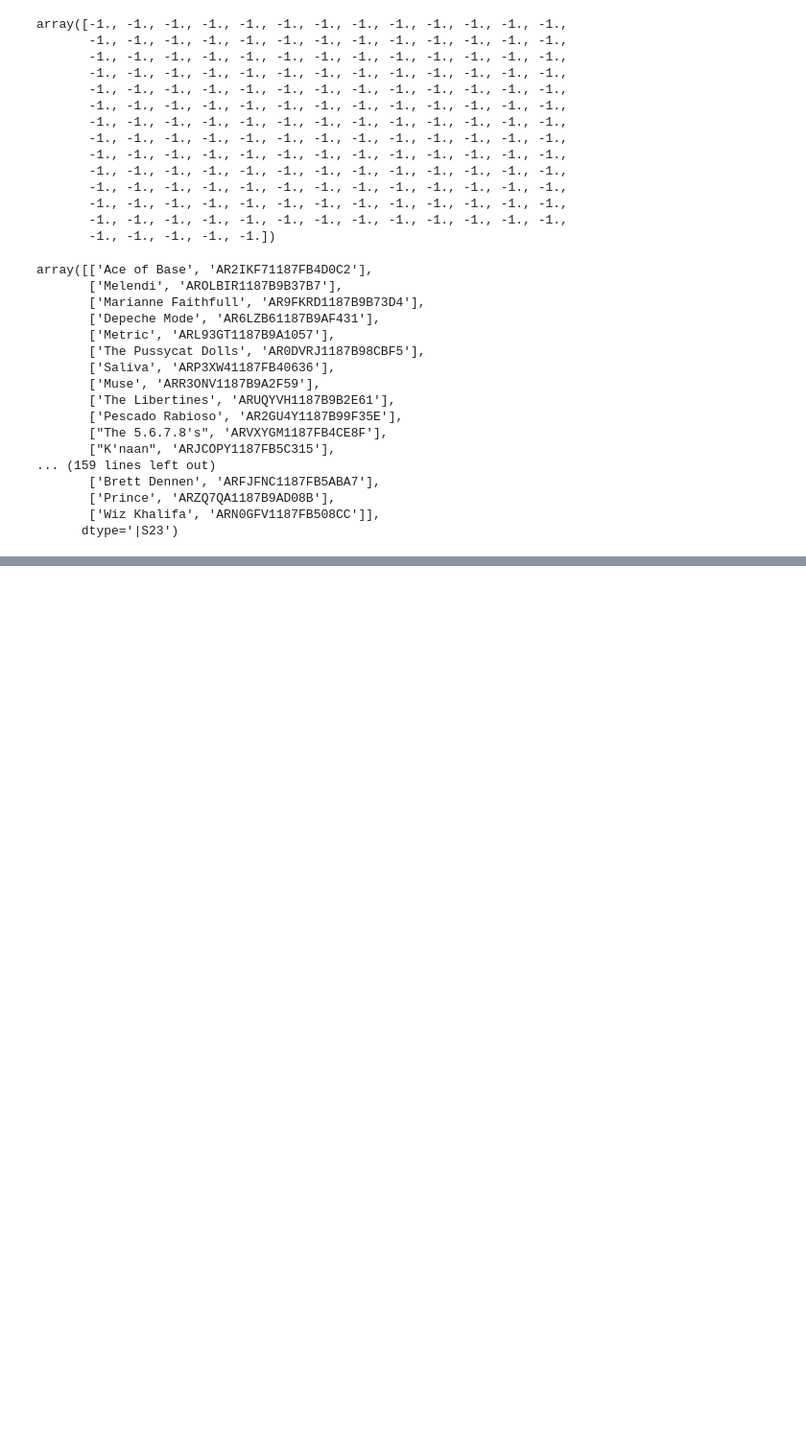
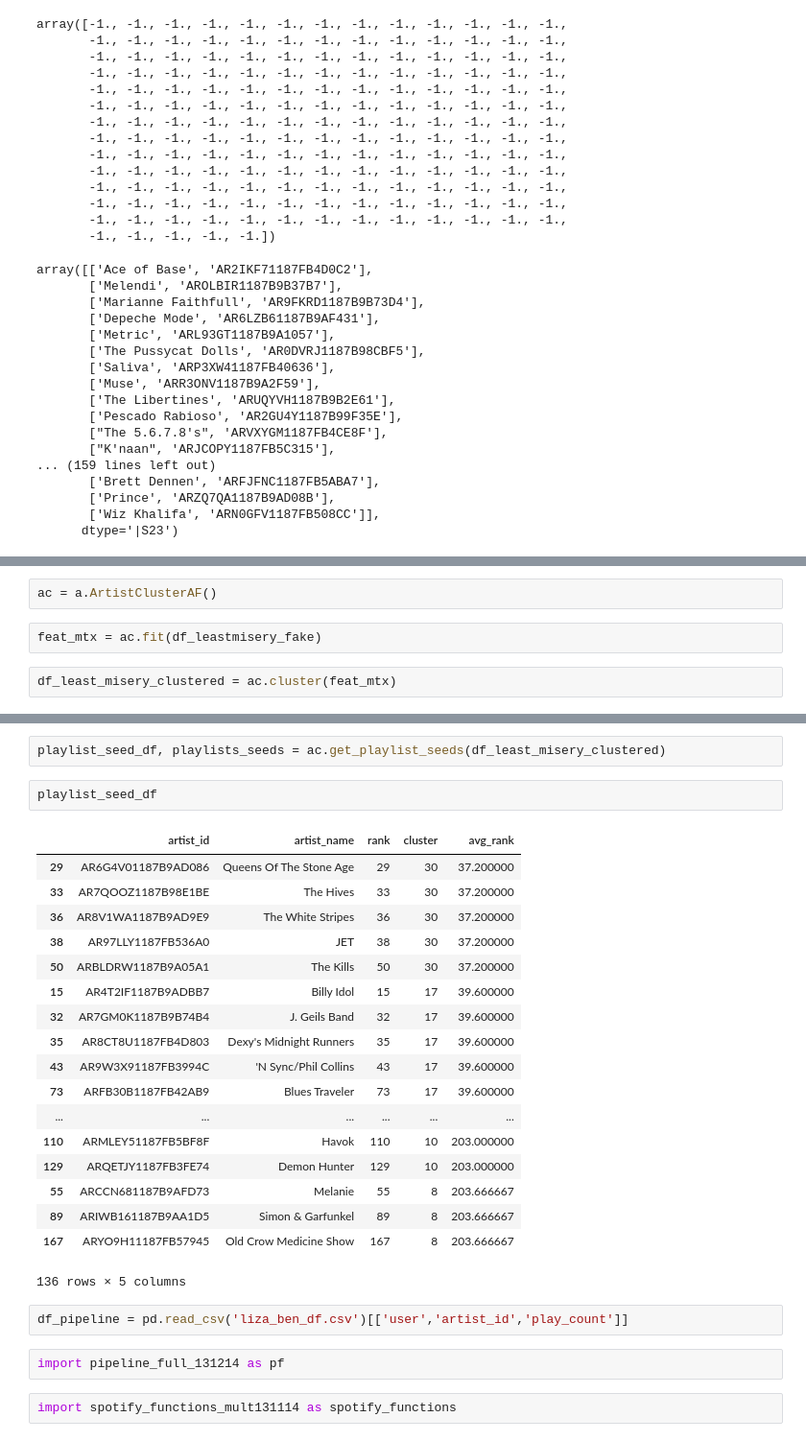
Before and after one commit to bsbell21/CapstoneProject, a Jupyter notebook: clustering_testing.ipynb, the cells around one changed output, grey strips where cells are left out. Shown at 96% size. Saved outputs shown, nothing was run; the diff lists cells and outputs as text; blank space fills up the shorter version.

```diff
--- a/clustering_testing.ipynb
+++ b/clustering_testing.ipynb
@@ -206,0 +1115,6 @@ array([['Ace of Base', 'AR2IKF71187FB4D0C2'],
+# %%
+ac = a.ArtistClusterAF()
+# %%
+feat_mtx = ac.fit(df_leastmisery_fake)
+# %%
+df_least_misery_clustered = ac.cluster(feat_mtx)
@@ -206,0 +1142,29 @@ array([['Ace of Base', 'AR2IKF71187FB4D0C2'],
+# %%
+playlist_seed_df, playlists_seeds = ac.get_playlist_seeds(df_least_misery_clustered)
+# %%
+playlist_seed_df
+# %% [output]
+|  | artist_id | artist_name | rank | cluster | avg_rank |
+| 29 | AR6G4V01187B9AD086 | Queens Of The Stone Age | 29 | 30 | 37.200000 |
+| 33 | AR7QOOZ1187B98E1BE | The Hives | 33 | 30 | 37.200000 |
+| 36 | AR8V1WA1187B9AD9E9 | The White Stripes | 36 | 30 | 37.200000 |
+| 38 | AR97LLY1187FB536A0 | JET | 38 | 30 | 37.200000 |
+| 50 | ARBLDRW1187B9A05A1 | The Kills | 50 | 30 | 37.200000 |
+| 15 | AR4T2IF1187B9ADBB7 | Billy Idol | 15 | 17 | 39.600000 |
+| 32 | AR7GM0K1187B9B74B4 | J. Geils Band | 32 | 17 | 39.600000 |
+| 35 | AR8CT8U1187FB4D803 | Dexy's Midnight Runners | 35 | 17 | 39.600000 |
+| 43 | AR9W3X91187FB3994C | 'N Sync/Phil Collins | 43 | 17 | 39.600000 |
+| 73 | ARFB30B1187FB42AB9 | Blues Traveler | 73 | 17 | 39.600000 |
+| ... | ... | ... | ... | ... | ... |
+| 110 | ARMLEY51187FB5BF8F | Havok | 110 | 10 | 203.000000 |
+| 129 | ARQETJY1187FB3FE74 | Demon Hunter | 129 | 10 | 203.000000 |
+| 55 | ARCCN681187B9AFD73 | Melanie | 55 | 8 | 203.666667 |
+| 89 | ARIWB161187B9AA1D5 | Simon & Garfunkel | 89 | 8 | 203.666667 |
+| 167 | ARYO9H11187FB57945 | Old Crow Medicine Show | 167 | 8 | 203.666667 |
+136 rows × 5 columns
+# %%
+df_pipeline = pd.read_csv('liza_ben_df.csv')[['user','artist_id','play_count']]
+# %%
+import pipeline_full_131214 as pf
+# %%
+import spotify_functions_mult131114 as spotify_functions
```
Also changed, not shown: parts of 143 cells of this notebook, 6 other files.
